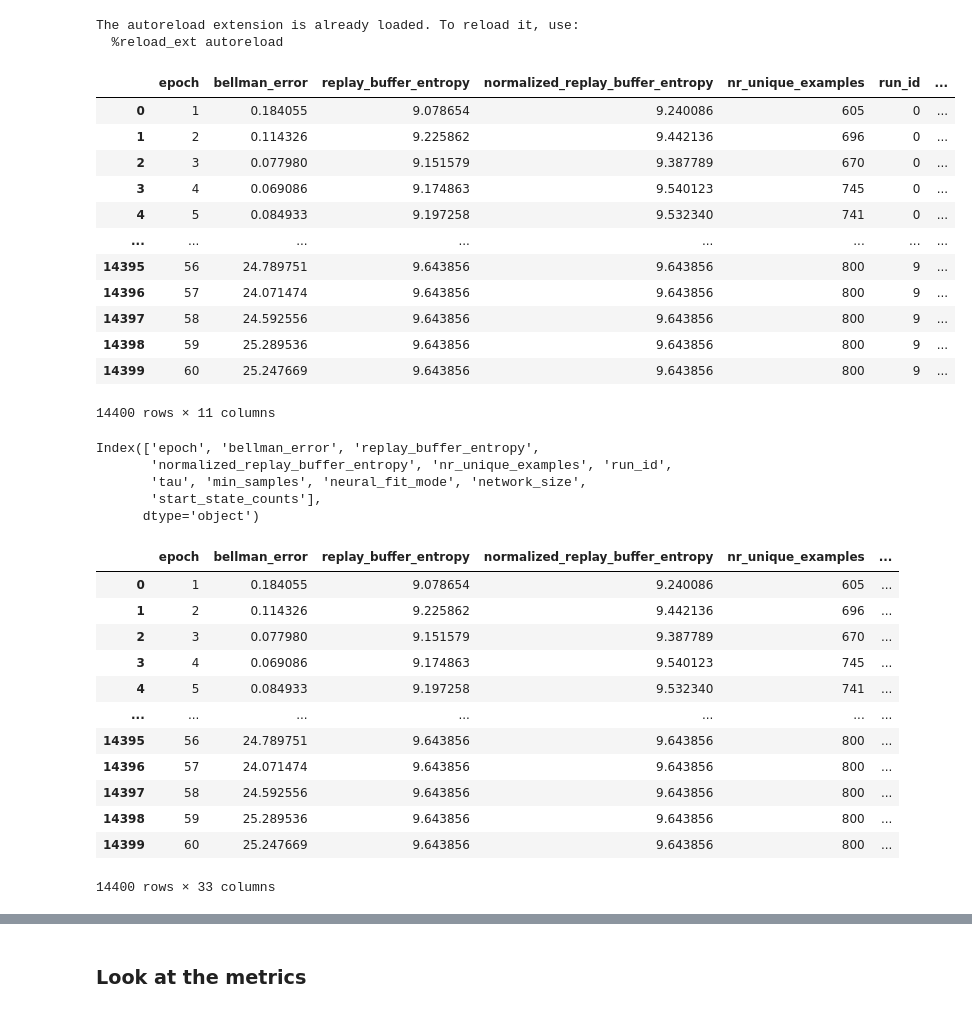
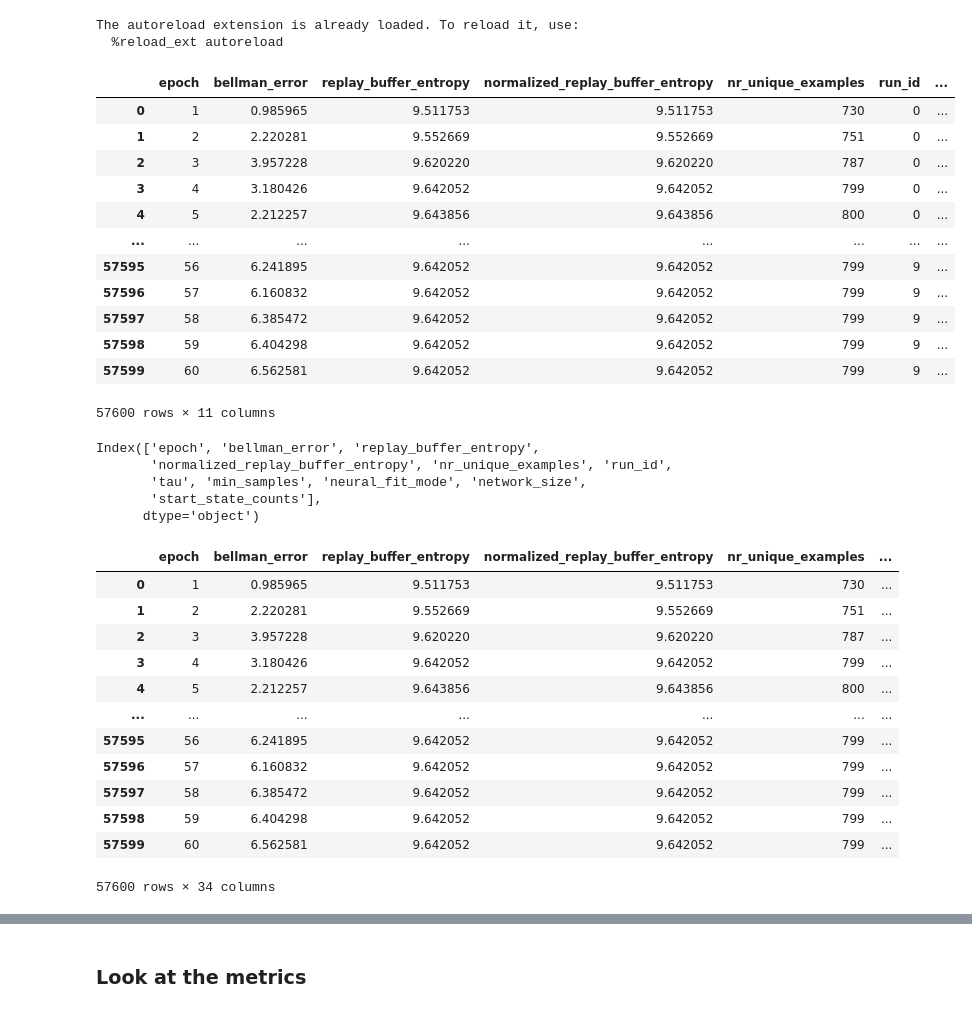
Before and after one commit to mariusdgm/phd-research, a Jupyter notebook: experiments/dqn/analyze_results_more_sizes.ipynb, the cells around one changed output, grey strips where cells are left out. Saved outputs shown, nothing was run; the diff lists cells and outputs as text; code cells hidden in the pictures.

```diff
--- a/experiments/dqn/analyze_results_more_sizes.ipynb
+++ b/experiments/dqn/analyze_results_more_sizes.ipynb
@@ -46,9 +48,8 @@ def generic_constructor(loader, tag_suffix, node):
 yaml.SafeLoader.add_constructor("tag:yaml.org,2002:python/tuple", tuple_constructor)
 yaml.SafeLoader.add_multi_constructor("", generic_constructor)
 # %%
-
-
-root_dir = r".\results\2024Jul04-001135_configs" # huge experiment for optimizer
+root_dir = r".\results\2024Jul05-000535_configs"  # huge experiment for optimizer (other parameter pivot point)
+# root_dir = r".\results\2024Jul04-001135_configs" # huge experiment for optimizer
 
 # root_dir = r".\results\2024Jul03-112103_configs" # bigger room, inverted probs
 # root_dir = r".\results\2024Jul02-230156_configs" # bigger room, big network
@@ -87,49 +88,52 @@ def collect_experiment_data(root_dir):
                 tau = cfg_data.get("tau")
                 min_samples = cfg_data.get("min_samples")
                 neural_fit_mode = cfg_data["neural_fit_mode"]
 
-
                 # Add parameters as new columns to the DataFrame
                 df["run_id"] = run_id
                 df["tau"] = tau
                 df["min_samples"] = min_samples
                 df["neural_fit_mode"] = neural_fit_mode
 
                 agent_config = cfg_data.get("agent_params")
                 df["network_size"] = agent_config["args_"]["hidden_size"]
 
-                state_counts_path = os.path.join(subdir, "experiment_distributions_start_state_counts.pkl")
+                state_counts_path = os.path.join(
+                    subdir, "experiment_distributions_start_state_counts.pkl"
+                )
                 try:
                     with open(state_counts_path, "rb") as sc_file:
                         state_counts = pickle.load(sc_file)
                         df["start_state_counts"] = [state_counts] * len(df)
                 except FileNotFoundError:
-                    print(f"State counts file not found for {file_path}. Skipping state counts...")
-
+                    print(
+                        f"State counts file not found for {file_path}. Skipping state counts..."
+                    )
 
                 # Append to the list of all data
                 all_data.append(df)
 
     # Concatenate all data into a single DataFrame if not empty, otherwise return an empty DataFrame
     if all_data:
         return pd.concat(all_data, ignore_index=True)
 
+
 combined_data = collect_experiment_data(root_dir)
 combined_data
 # %% [output]
 |  | epoch | bellman_error | replay_buffer_entropy | normalized_replay_buffer_entropy | nr_unique_examples | run_id | ... |
-| 0 | 1 | 0.184055 | 9.078654 | 9.240086 | 605 | 0 | ... |
-| 1 | 2 | 0.114326 | 9.225862 | 9.442136 | 696 | 0 | ... |
-| 2 | 3 | 0.077980 | 9.151579 | 9.387789 | 670 | 0 | ... |
-| 3 | 4 | 0.069086 | 9.174863 | 9.540123 | 745 | 0 | ... |
-| 4 | 5 | 0.084933 | 9.197258 | 9.532340 | 741 | 0 | ... |
+| 0 | 1 | 0.985965 | 9.511753 | 9.511753 | 730 | 0 | ... |
+| 1 | 2 | 2.220281 | 9.552669 | 9.552669 | 751 | 0 | ... |
+| 2 | 3 | 3.957228 | 9.620220 | 9.620220 | 787 | 0 | ... |
+| 3 | 4 | 3.180426 | 9.642052 | 9.642052 | 799 | 0 | ... |
+| 4 | 5 | 2.212257 | 9.643856 | 9.643856 | 800 | 0 | ... |
 | ... | ... | ... | ... | ... | ... | ... | ... |
-| 14395 | 56 | 24.789751 | 9.643856 | 9.643856 | 800 | 9 | ... |
-| 14396 | 57 | 24.071474 | 9.643856 | 9.643856 | 800 | 9 | ... |
-| 14397 | 58 | 24.592556 | 9.643856 | 9.643856 | 800 | 9 | ... |
-| 14398 | 59 | 25.289536 | 9.643856 | 9.643856 | 800 | 9 | ... |
-| 14399 | 60 | 25.247669 | 9.643856 | 9.643856 | 800 | 9 | ... |
+| 57595 | 56 | 6.241895 | 9.642052 | 9.642052 | 799 | 9 | ... |
+| 57596 | 57 | 6.160832 | 9.642052 | 9.642052 | 799 | 9 | ... |
+| 57597 | 58 | 6.385472 | 9.642052 | 9.642052 | 799 | 9 | ... |
+| 57598 | 59 | 6.404298 | 9.642052 | 9.642052 | 799 | 9 | ... |
+| 57599 | 60 | 6.562581 | 9.642052 | 9.642052 | 799 | 9 | ... |
-14400 rows × 11 columns
+57600 rows × 11 columns
 # %%
 combined_data.columns
 # %% [output]
@@ -165,7 +169,6 @@ Index(['epoch', 'bellman_error', 'replay_buffer_entropy',
 # # Show the plot
 # plt.show()
 # %%
-
 def collect_experiment_data(root_dir):
     all_errors = []
 
@@ -184,13 +187,9 @@ def collect_experiment_data(root_dir):
                         for sub_param, sub_value in value.items():
                             df_errors[f"{param}_{sub_param}"] = sub_value
                     elif isinstance(value, tuple):
-                        df_errors[param] = str(
-                            value
-                        )
+                        df_errors[param] = str(value)
                     elif isinstance(value, list):
-                        df_errors[param] = str(
-                            value
-                        )
+                        df_errors[param] = str(value)
                     else:
                         df_errors[param] = value
 
@@ -209,18 +208,18 @@ bellman_errors_df = bellman_errors_df.reset_index(drop=True)
 bellman_errors_df
 # %% [output]
 |  | epoch | bellman_error | replay_buffer_entropy | normalized_replay_buffer_entropy | nr_unique_examples | ... |
-| 0 | 1 | 0.184055 | 9.078654 | 9.240086 | 605 | ... |
-| 1 | 2 | 0.114326 | 9.225862 | 9.442136 | 696 | ... |
-| 2 | 3 | 0.077980 | 9.151579 | 9.387789 | 670 | ... |
-| 3 | 4 | 0.069086 | 9.174863 | 9.540123 | 745 | ... |
-| 4 | 5 | 0.084933 | 9.197258 | 9.532340 | 741 | ... |
+| 0 | 1 | 0.985965 | 9.511753 | 9.511753 | 730 | ... |
+| 1 | 2 | 2.220281 | 9.552669 | 9.552669 | 751 | ... |
+| 2 | 3 | 3.957228 | 9.620220 | 9.620220 | 787 | ... |
+| 3 | 4 | 3.180426 | 9.642052 | 9.642052 | 799 | ... |
+| 4 | 5 | 2.212257 | 9.643856 | 9.643856 | 800 | ... |
 | ... | ... | ... | ... | ... | ... | ... |
-| 14395 | 56 | 24.789751 | 9.643856 | 9.643856 | 800 | ... |
-| 14396 | 57 | 24.071474 | 9.643856 | 9.643856 | 800 | ... |
-| 14397 | 58 | 24.592556 | 9.643856 | 9.643856 | 800 | ... |
-| 14398 | 59 | 25.289536 | 9.643856 | 9.643856 | 800 | ... |
-| 14399 | 60 | 25.247669 | 9.643856 | 9.643856 | 800 | ... |
+| 57595 | 56 | 6.241895 | 9.642052 | 9.642052 | 799 | ... |
+| 57596 | 57 | 6.160832 | 9.642052 | 9.642052 | 799 | ... |
+| 57597 | 58 | 6.385472 | 9.642052 | 9.642052 | 799 | ... |
+| 57598 | 59 | 6.404298 | 9.642052 | 9.642052 | 799 | ... |
+| 57599 | 60 | 6.562581 | 9.642052 | 9.642052 | 799 | ... |
-14400 rows × 33 columns
+57600 rows × 34 columns
 # %%
 bellman_errors_df.columns
 # %% [output]
```
Also changed, not shown: parts of 18 cells of this notebook, 1 other file.
